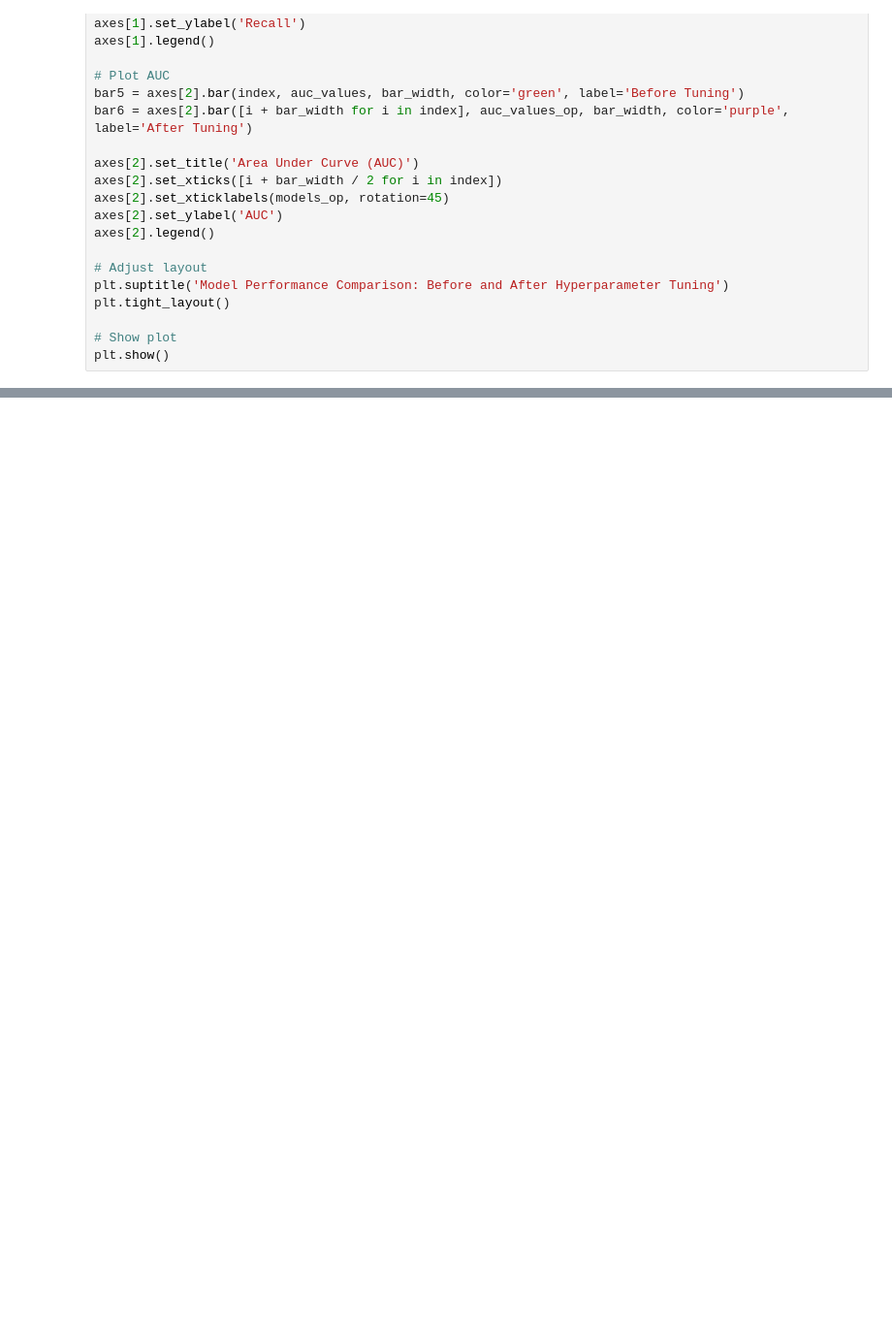
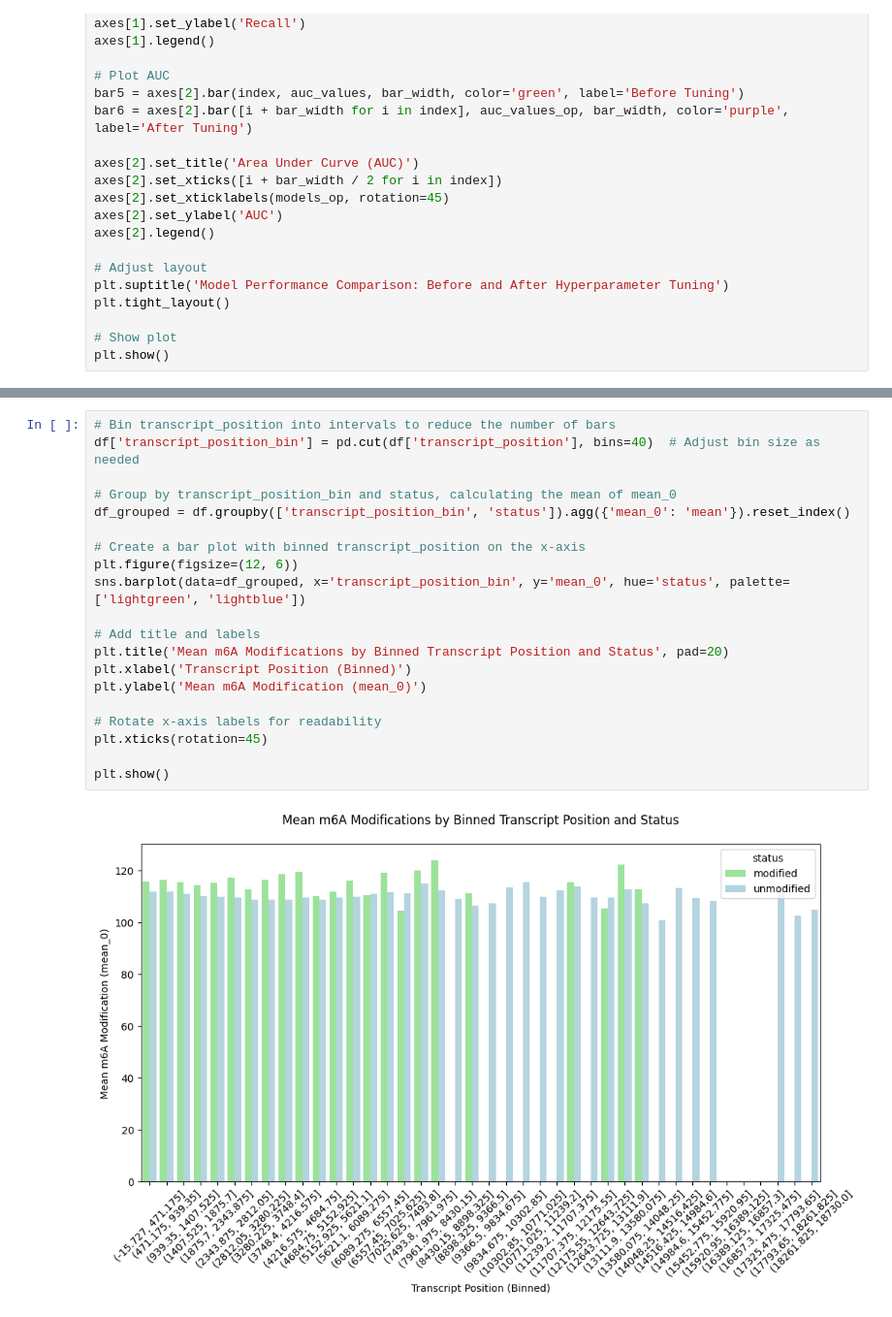
Before and after one commit to louisetxz/m6a-detection-project, a Jupyter notebook: notebook.ipynb, the cells around one changed output, grey strips where cells are left out. Shown at 97% size. Cells and saved outputs as stored; diff of their text form; blank space fills up the shorter version.

```diff
--- a/notebook.ipynb
+++ b/notebook.ipynb
@@ -1106,0 +1159,22 @@ plt.show()
+# %%
+# Bin transcript_position into intervals to reduce the number of bars
+df['transcript_position_bin'] = pd.cut(df['transcript_position'], bins=40)  # Adjust bin size as needed
+
+# Group by transcript_position_bin and status, calculating the mean of mean_0
+df_grouped = df.groupby(['transcript_position_bin', 'status']).agg({'mean_0': 'mean'}).reset_index()
+
+# Create a bar plot with binned transcript_position on the x-axis
+plt.figure(figsize=(12, 6))
+sns.barplot(data=df_grouped, x='transcript_position_bin', y='mean_0', hue='status', palette=['lightgreen', 'lightblue'])
+
+# Add title and labels
+plt.title('Mean m6A Modifications by Binned Transcript Position and Status', pad=20)
+plt.xlabel('Transcript Position (Binned)')
+plt.ylabel('Mean m6A Modification (mean_0)')
+
+# Rotate x-axis labels for readability
+plt.xticks(rotation=45)
+
+plt.show()
+# %% [output]
+[figure, added]
```
Also changed, not shown: parts of 34 cells of this notebook.
